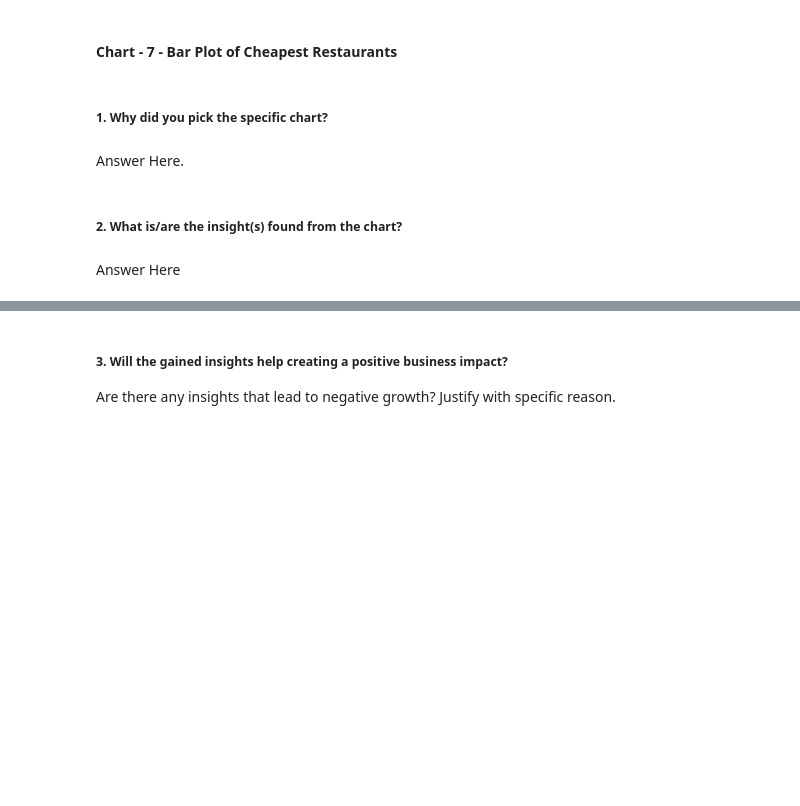
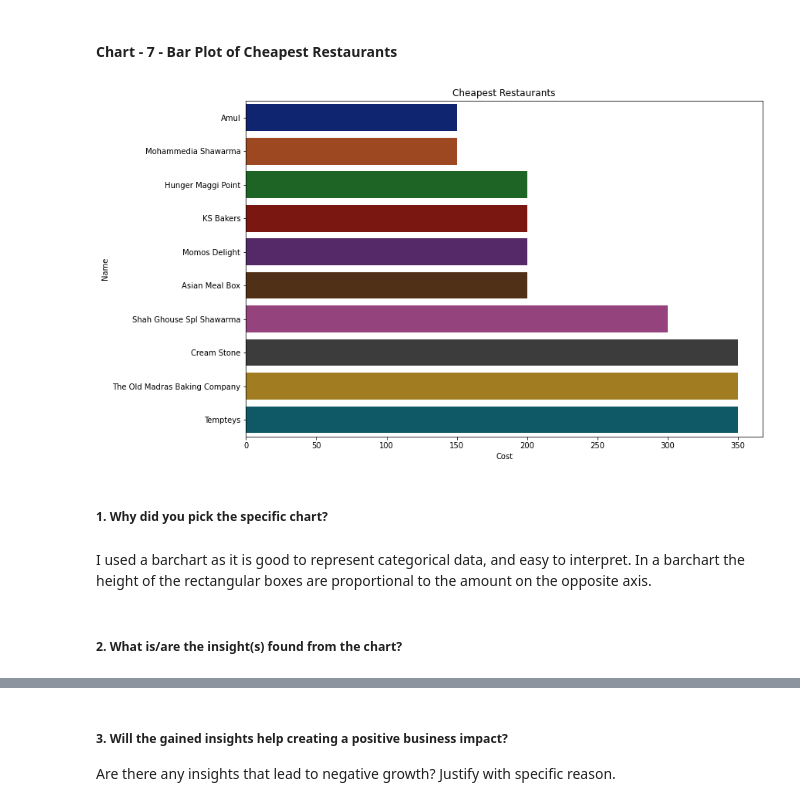
Before and after one commit to Sharath670/Zomato-Clustering-CP4, a Jupyter notebook: Zomato_Clustering.ipynb, the cells around one changed output, grey strips where cells are left out. Drawn from its saved outputs; the diff is of its cells as text; code cells hidden in the pictures; blank space fills up the shorter version.

```diff
--- a/Zomato_Clustering.ipynb
+++ b/Zomato_Clustering.ipynb
@@ -590,8 +592,16 @@ From this chart, I can clearly see that Collage restaurant is the costliest, fol
+# %%
+# Chart - 7 visualization code
+plt.figure(figsize=(12,8))
+q=df.groupby('Name')['Cost'].mean().sort_values(ascending=True).reset_index()[0:10]
+sns.set_palette("dark")
+sns.barplot(x =q['Cost'], y=q['Name']) # plot type
+plt.title('Cheapest Restaurants')
+plt.show()
+# %% [output]
+[figure, added]
 # %% [markdown]
 ##### 1. Why did you pick the specific chart?
-# %% [markdown]
-Answer Here.
+# %% [markdown]
+I used a barchart as it is good to represent categorical data, and easy to interpret. In a barchart the height of the rectangular boxes are proportional to the amount on the opposite axis.
 # %% [markdown]
 ##### 2. What is/are the insight(s) found from the chart?
-# %% [markdown]
-Answer Here
```
Also changed, not shown: parts of 71 cells of this notebook.
